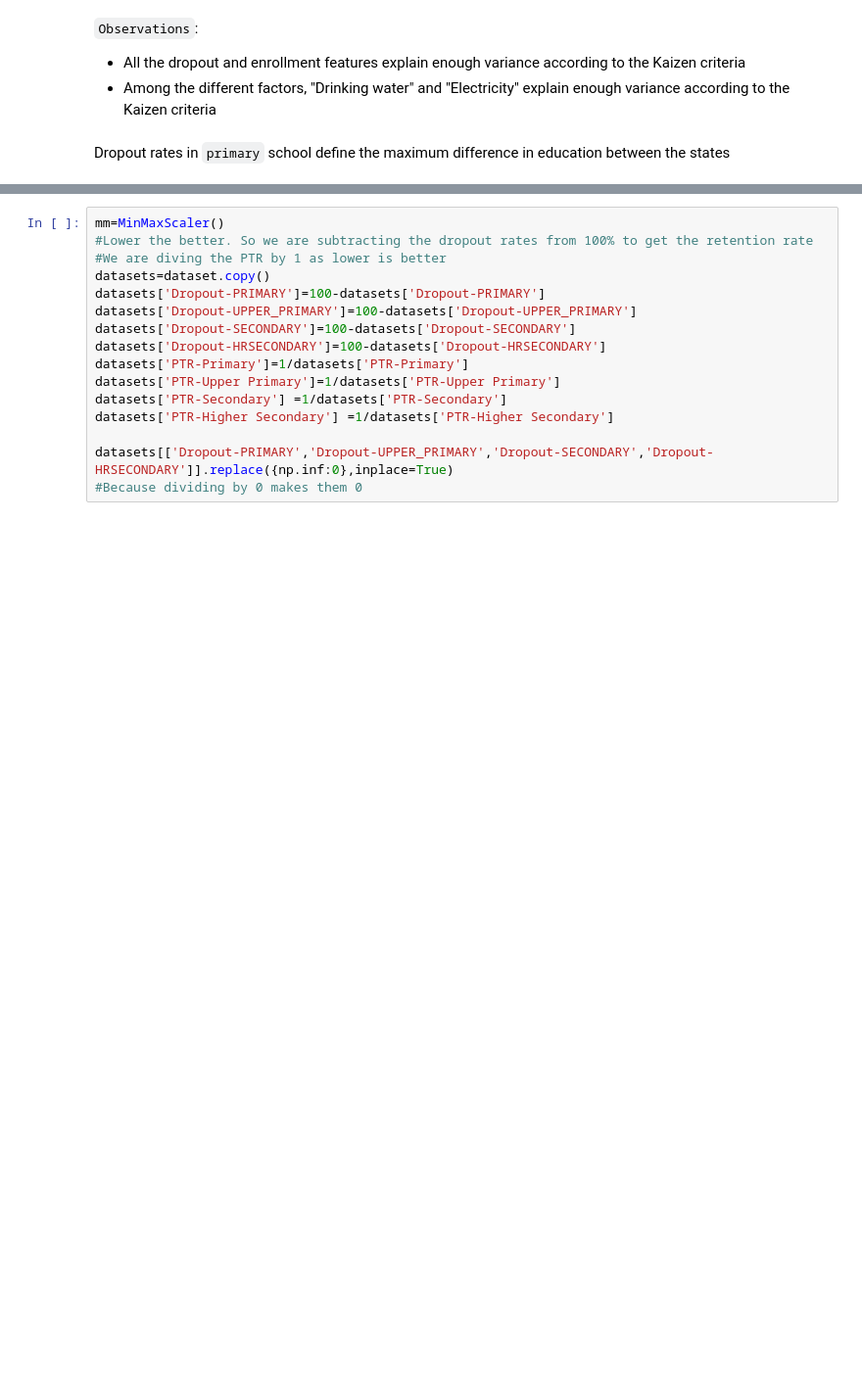
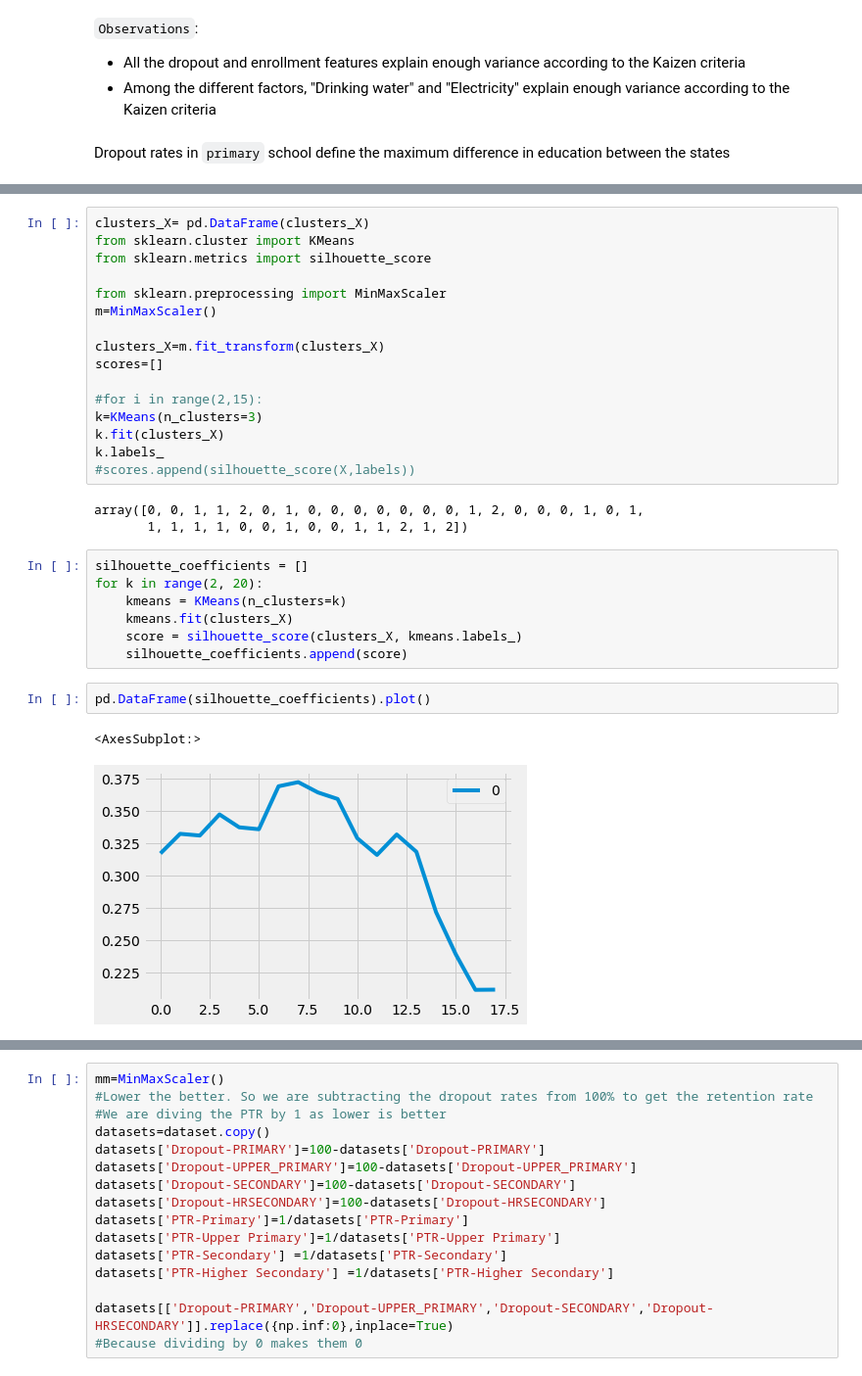
Before and after one commit to coderkol95/Education, a Jupyter notebook: src/notebook.ipynb, the cells around one changed output, grey strips where cells are left out. Shown at 98% size. Drawn from its saved outputs; the diff is of its cells as text; blank space fills up the shorter version.

```diff
--- a/src/notebook.ipynb
+++ b/src/notebook.ipynb
@@ -545,0 +598,31 @@ Dropout rates in `primary` school define the maximum difference in education bet
+# %%
+clusters_X= pd.DataFrame(clusters_X)
+from sklearn.cluster import KMeans
+from sklearn.metrics import silhouette_score
+
+from sklearn.preprocessing import MinMaxScaler
+m=MinMaxScaler()
+
+clusters_X=m.fit_transform(clusters_X)
+scores=[]
+
+#for i in range(2,15):
+k=KMeans(n_clusters=3)
+k.fit(clusters_X)
+k.labels_
+#scores.append(silhouette_score(X,labels))
+# %% [output]
+array([0, 0, 1, 1, 2, 0, 1, 0, 0, 0, 0, 0, 0, 0, 1, 2, 0, 0, 0, 1, 0, 1,
+       1, 1, 1, 1, 0, 0, 1, 0, 0, 1, 1, 2, 1, 2])
+# %%
+silhouette_coefficients = []
+for k in range(2, 20):
+    kmeans = KMeans(n_clusters=k)
+    kmeans.fit(clusters_X)
+    score = silhouette_score(clusters_X, kmeans.labels_)
+    silhouette_coefficients.append(score)
+# %%
+pd.DataFrame(silhouette_coefficients).plot()
+# %% [output]
+<AxesSubplot:>
+[figure, added]
```
Also changed, not shown: parts of 13 cells of this notebook, 16 other files.
